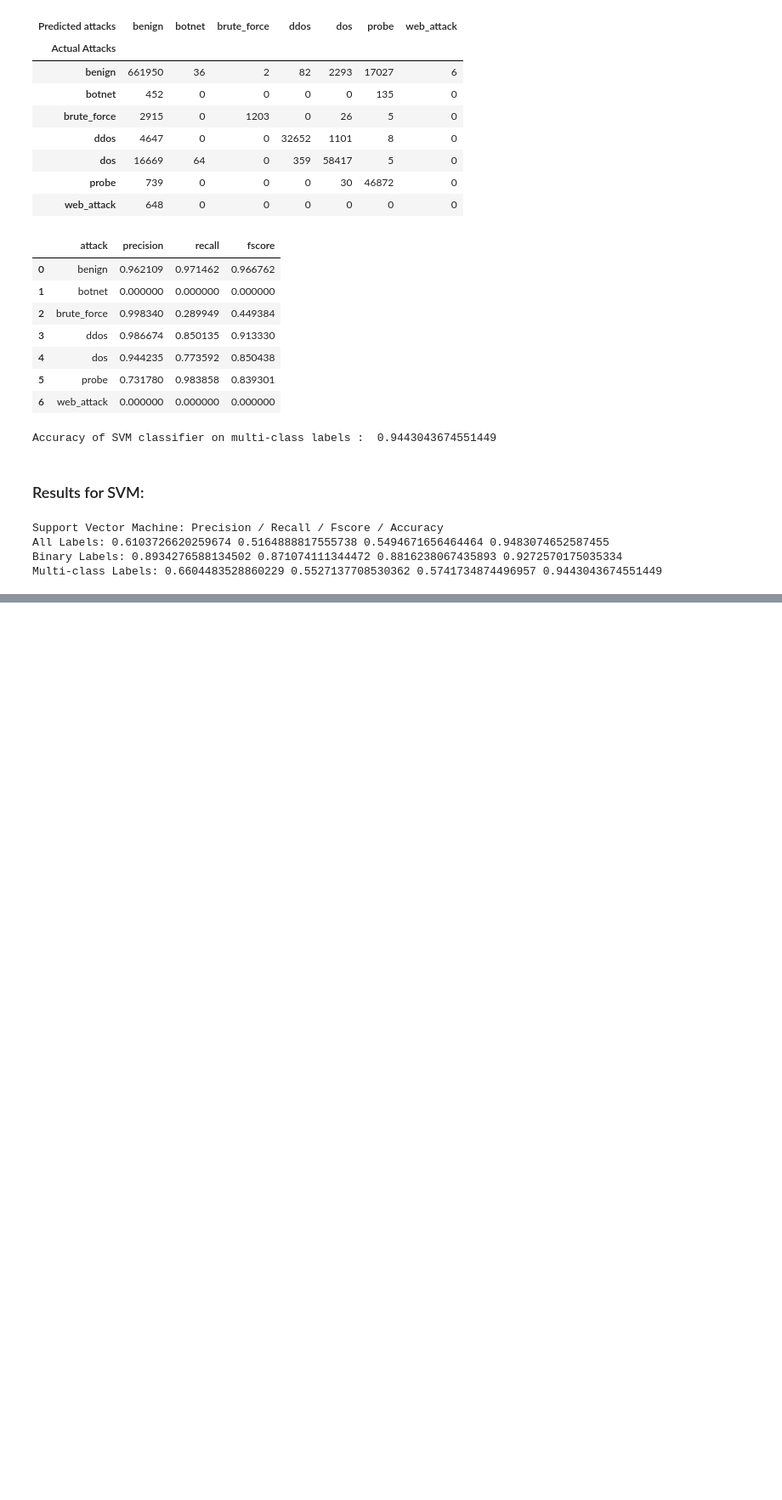
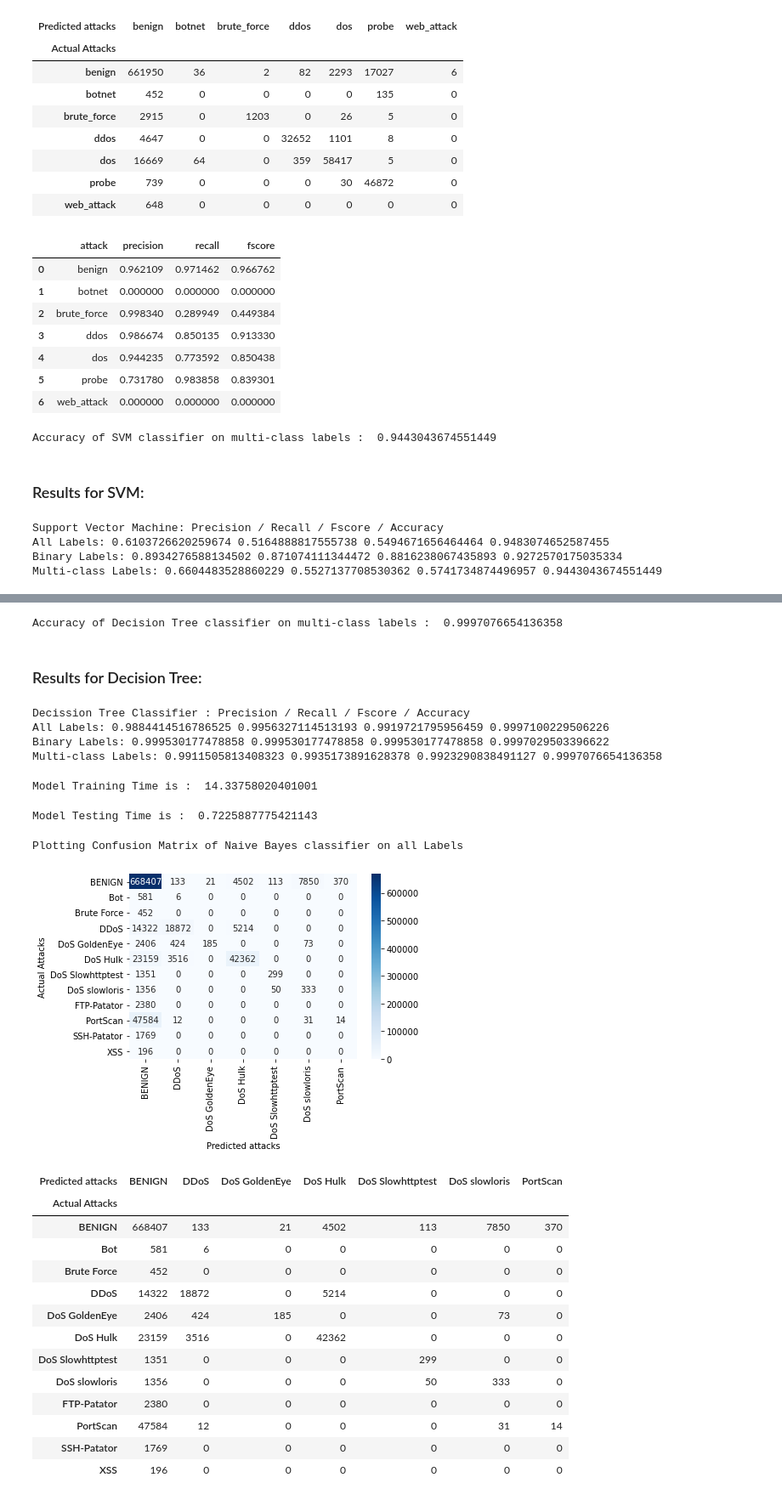
Before and after one commit to aditya7139/project_cse, a Jupyter notebook: codes/project_3.ipynb, the cells around one changed output, grey strips where cells are left out. Shown at 85% size. Saved outputs shown, nothing was run; the diff lists cells and outputs as text; code cells hidden in the pictures; blank space fills up the shorter version.

```diff
--- a/codes/project_3.ipynb
+++ b/codes/project_3.ipynb
@@ -715,0 +927,21 @@ Multi-class Labels: 0.6604483528860229 0.5527137708530362 0.5741734874496957 0.9
+# %%
+# Average Accuracy,Precision,Recall,F1-score for Decision Tree classifier on multi-class labels.
+
+precision_dt_3, recall_dt_3, fscore_dt_3, n = score(y_test.Label_Category, y_predict, average='macro')
+accuracy_dt_3 = accuracy_score(y_test.Label_Category, y_predict)
+print("Accuracy of Decision Tree classifier on multi-class labels : ", accuracy_dt_3)
+# %% [output]
+Accuracy of Decision Tree classifier on multi-class labels :  0.9997076654136358
+# %% [markdown]
+### Results for Decision Tree:
+# %%
+print('Decission Tree Classifier : Precision / Recall / Fscore / Accuracy')
+
+print('All Labels:', precision_dt_1, recall_dt_1, fscore_dt_1,  accuracy_dt_1)
+print('Binary Labels:', precision_dt_2, recall_dt_2, fscore_dt_2, accuracy_dt_2)
+print('Multi-class Labels:', precision_dt_3, recall_dt_3, fscore_dt_3, accuracy_dt_3)
+# %% [output]
+Decission Tree Classifier : Precision / Recall / Fscore / Accuracy
+All Labels: 0.9884414516786525 0.9956327114513193 0.9919721795956459 0.9997100229506226
+Binary Labels: 0.999530177478858 0.999530177478858 0.999530177478858 0.9997029503396622
+Multi-class Labels: 0.9911505813408323 0.9935173891628378 0.9923290838491127 0.9997076654136358
@@ -715,0 +950,2 @@ Multi-class Labels: 0.6604483528860229 0.5527137708530362 0.5741734874496957 0.9
+# %%
+classifier = MultinomialNB()
@@ -715,0 +954,49 @@ Multi-class Labels: 0.6604483528860229 0.5527137708530362 0.5741734874496957 0.9
+# %%
+# fit the model
+
+start = time.time()
+classifier.fit(x_train, y_train.Label)
+end = time.time()
+training_time = end - start
+
+print("Model Training Time is : ", training_time)
+# %% [output]
+Model Training Time is :  14.33758020401001
+# %%
+# predicting test results of Naive Bayes classifier on all labels.
+
+start = time.time()
+y_predict = classifier.predict(x_test)
+end = time.time()
+testing_time = end  - start
+
+print("Model Testing Time is : ", testing_time)
+# %% [output]
+Model Testing Time is :  0.7225887775421143
+# %%
+# Creating confusion matrix for Naive Bayes classifier on all labels.
+
+confusion_nb_1 = pd.crosstab(y_test.Label, y_predict, rownames=['Actual Attacks'], colnames=['Predicted attacks'])
+
+print("Plotting Confusion Matrix of Naive Bayes classifier on all Labels ")
+
+sn.heatmap(confusion_nb_1, annot=True, cmap= 'Blues', fmt='d')
+plt.show()
+confusion_nb_1
+# %% [output]
+Plotting Confusion Matrix of Naive Bayes classifier on all Labels
+[figure, added]
+| Predicted attacks | BENIGN | DDoS | DoS GoldenEye | DoS Hulk | DoS Slowhttptest | DoS slowloris | PortScan |
+| Actual Attacks |  |  |  |  |  |  |  |
+| BENIGN | 668407 | 133 | 21 | 4502 | 113 | 7850 | 370 |
+| Bot | 581 | 6 | 0 | 0 | 0 | 0 | 0 |
+| Brute Force | 452 | 0 | 0 | 0 | 0 | 0 | 0 |
+| DDoS | 14322 | 18872 | 0 | 5214 | 0 | 0 | 0 |
+| DoS GoldenEye | 2406 | 424 | 185 | 0 | 0 | 73 | 0 |
+| DoS Hulk | 23159 | 3516 | 0 | 42362 | 0 | 0 | 0 |
+| DoS Slowhttptest | 1351 | 0 | 0 | 0 | 299 | 0 | 0 |
+| DoS slowloris | 1356 | 0 | 0 | 0 | 50 | 333 | 0 |
+| FTP-Patator | 2380 | 0 | 0 | 0 | 0 | 0 | 0 |
+| PortScan | 47584 | 12 | 0 | 0 | 0 | 31 | 14 |
+| SSH-Patator | 1769 | 0 | 0 | 0 | 0 | 0 | 0 |
+| XSS | 196 | 0 | 0 | 0 | 0 | 0 | 0 |
```
Also changed, not shown: parts of 67 cells of this notebook, 14 other files.
